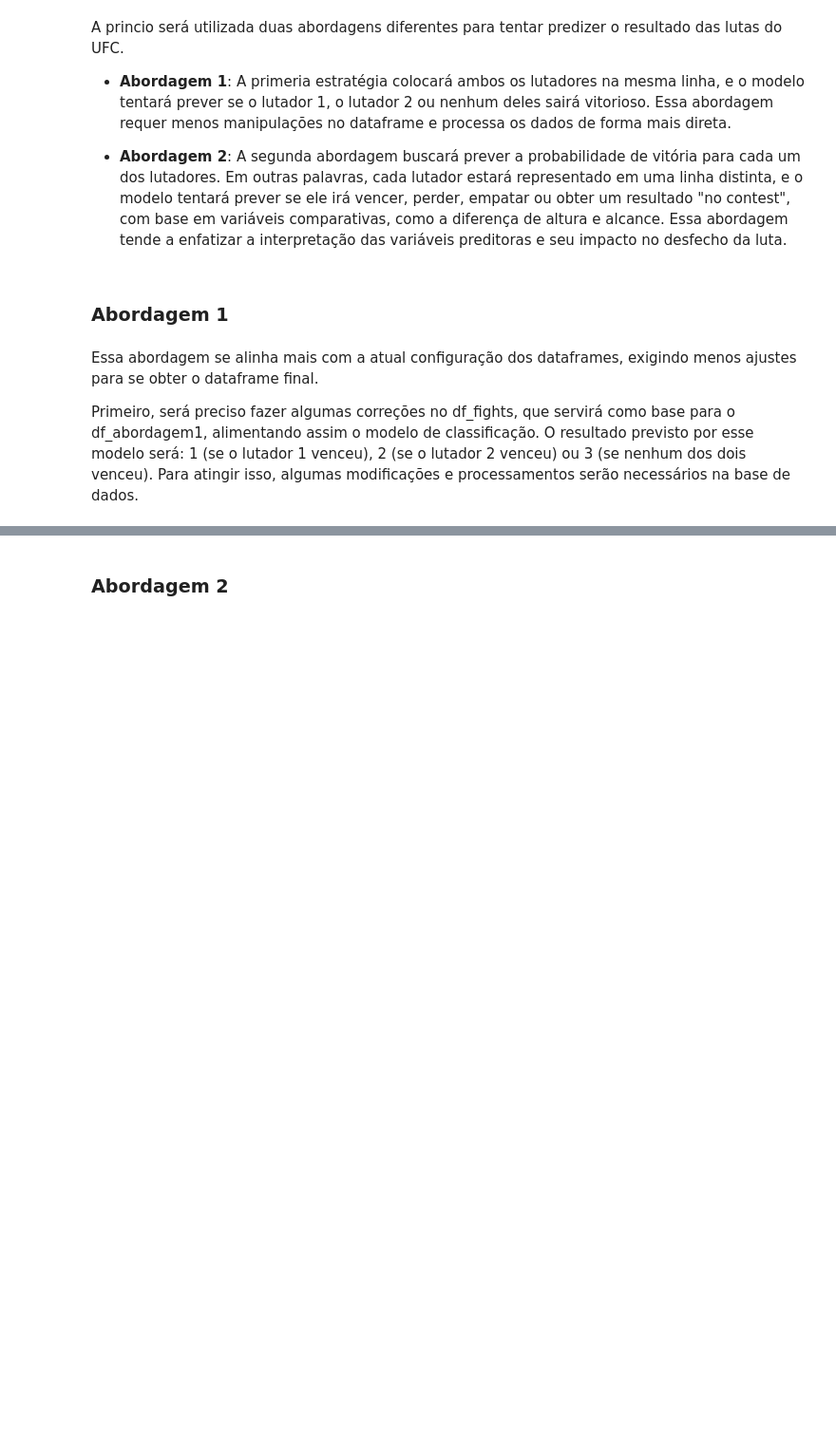
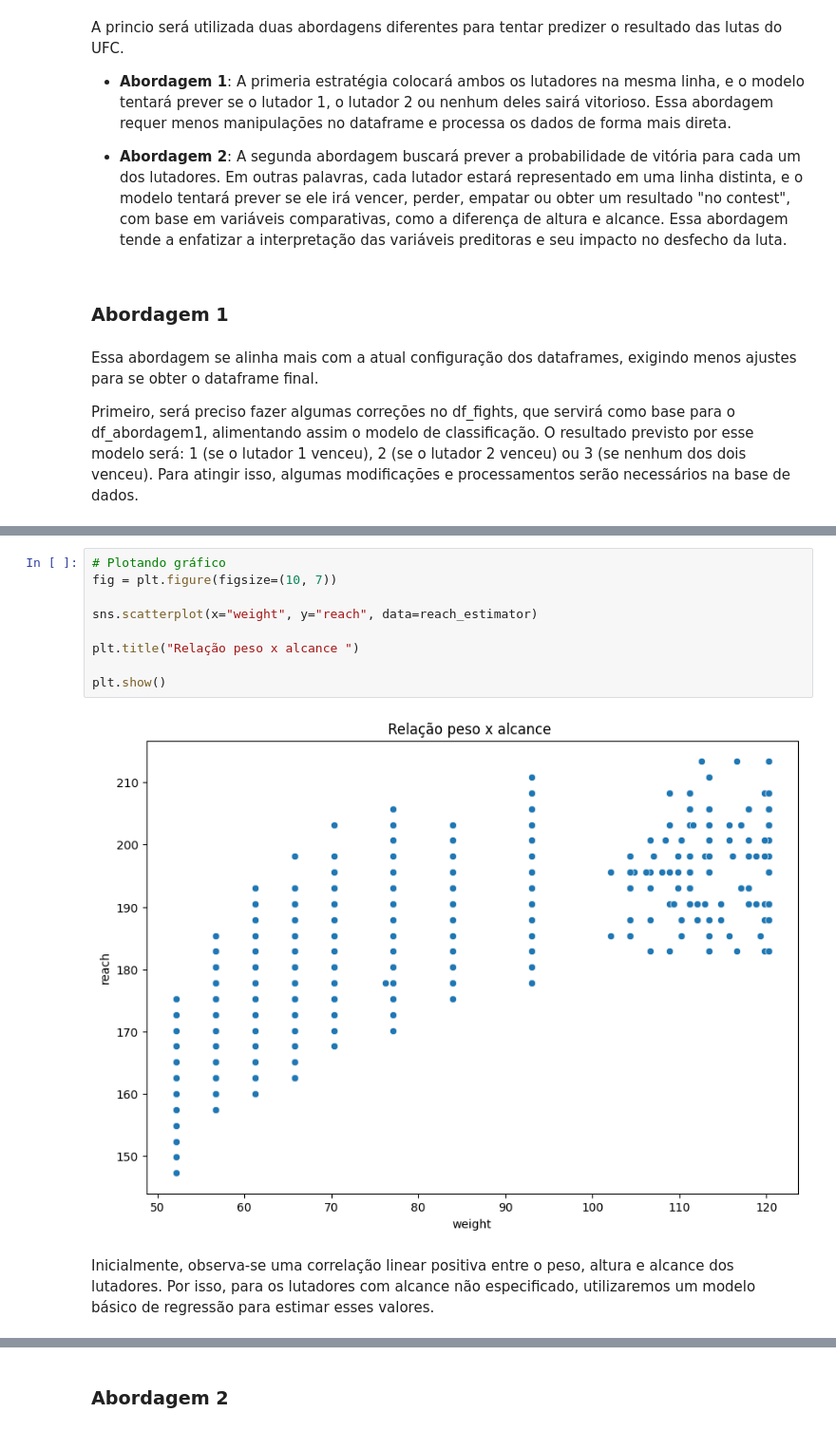
Before and after one commit to murilocechin/UFC-bets, a Jupyter notebook: analise_exploratoria/analise_exploratoria.ipynb, the cells around one changed output, grey strips where cells are left out. Shown at 95% size. Drawn from its saved outputs; the diff is of its cells as text; blank space fills up the shorter version.

```diff
--- a/analise_exploratoria/analise_exploratoria.ipynb
+++ b/analise_exploratoria/analise_exploratoria.ipynb
@@ -169,0 +786,13 @@ df_fights
+# %%
+# Plotando gráfico
+fig = plt.figure(figsize=(10, 7))
+
+sns.scatterplot(x="weight", y="reach", data=reach_estimator)
+
+plt.title("Relação peso x alcance ")
+
+plt.show()
+# %% [output]
+[figure, added]
+# %% [markdown]
+Inicialmente, observa-se uma correlação linear positiva entre o peso, altura e alcance dos lutadores. Por isso, para os lutadores com alcance não especificado, utilizaremos um modelo básico de regressão para estimar esses valores.
```
Also changed, not shown: parts of 69 cells of this notebook, 1 other file.
